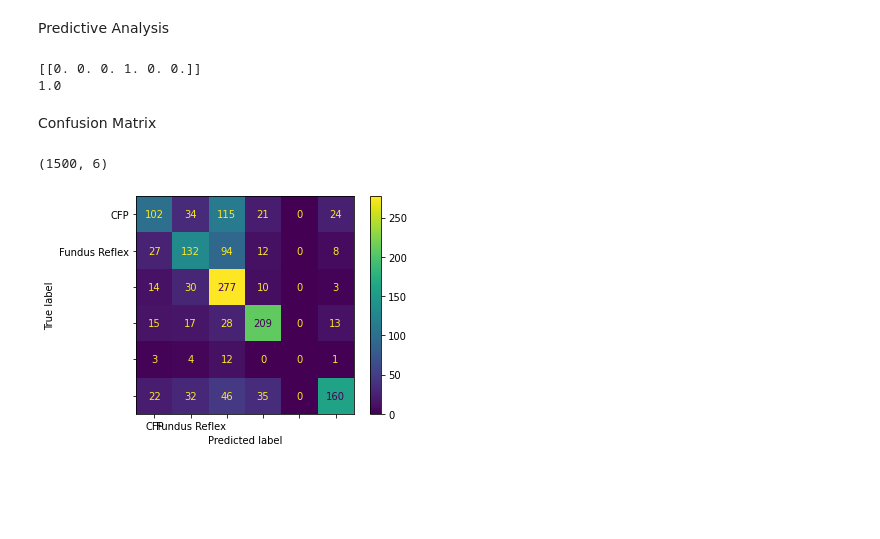
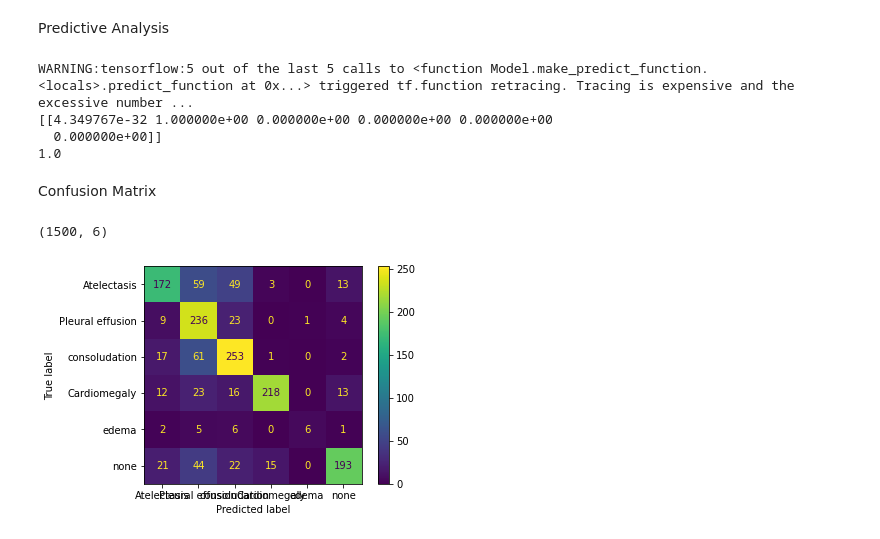
Before and after one commit to Shaiq1217/CXR-Segmentation-and-Classification, a Jupyter notebook: DIP_Project.ipynb, the cells around one changed output. Drawn from its saved outputs; the diff is of its cells as text; code cells hidden in the pictures; blank space fills up the shorter version.

```diff
--- a/DIP_Project.ipynb
+++ b/DIP_Project.ipynb
@@ -222,0 +225,24 @@ Epoch 5: val_loss did not improve from 0.34983
+# %%
+import matplotlib.pyplot as plt
+import matplotlib.image as mpimg
+from google.colab.patches import cv2_imshow
+SAVE_PATH = '/content/drive/MyDrive/DIP project/modelData/Seg results'
+#getting an image
+image = cv.imread('/content/drive/MyDrive/DIP project/Data/For Project/Segmentation/Validation Data/images/JPCLN019.png', 0)
+
+image = cv.resize(image, (512,512))
+cv2_imshow(image)
+#normalizing
+img = image/255.0
+#expand dimensions
+img = np.expand_dims(img, axis = -1)
+img = np.expand_dims(img, axis = 0)
+
+#predicting the mask for this image
+pred = model.predict(img)[0]
+pred = np.squeeze(pred, axis=-1)
+
+pred = pred.astype(np.int32)
+pred = pred*255
+#saving the result
+cv2_imshow(pred)
@@ -331,26 +373,29 @@ Epoch 10/10
 Predictive Analysis
 # %%
 import tensorflow as tf
+import numpy as np
 import cv2 as cv
 model = tf.keras.models.load_model("/content/drive/MyDrive/DIP project/save_model.h5")
-img = cv.imread("/content/drive/MyDrive/DIP project/Data/For Project/Classification/Validation/1. ATELECTASIS/id_00a923da-bd1a1ce4-7604d73a-c1d0ea51-f8be8c0a_Study_49022860.51817301.33001369.12414796.10234011_Series_46356286.40162912.86427992.60165144.80642054_image-58704836-44592521-53500194-715.jpg", 0)
+img = cv.imread("/content/drive/MyDrive/DIP project/Data/For Project/Segmentation/Training Data/images/CHNCXR_0011_0.png", 0)
 img = np.expand_dims(np.expand_dims(cv.resize(img, (176, 176)), axis=0), axis=-1)
 out = model.predict(img)
 print(out)
 print(np.max(out))
 # %% [output]
-[[0. 0. 0. 1. 0. 0.]]
+WARNING:tensorflow:5 out of the last 5 calls to <function Model.make_predict_function.<locals>.predict_function at 0x...> triggered tf.function retracing. Tracing is expensive and the excessive number ...
+[[4.349767e-32 1.000000e+00 0.000000e+00 0.000000e+00 0.000000e+00
+  0.000000e+00]]
 1.0
 # %% [markdown]
 Confusion Matrix
 # %%
 import matplotlib
 pred = model.predict(x)
 
 print(pred.shape)
-cmd = ConfusionMatrixDisplay((confusion_matrix(list(np.argmax(y, axis=1)), list(np.argmax(pred, axis=1)))), display_labels=['CFP', 'Fundus Reflex'])
+cmd = ConfusionMatrixDisplay((confusion_matrix(list(np.argmax(y, axis=1)), list(np.argmax(pred, axis=1)))), display_labels=['Atelectasis', 'Pleural effusion','consoludation' ,'Cardiomegaly','edema', 'none'])
 cmd.plot()
 plt.show()
 # %% [output]
 (1500, 6)
-[figure, old version]
+[figure, new version]
```
Also changed, not shown: parts of 10 cells of this notebook.
